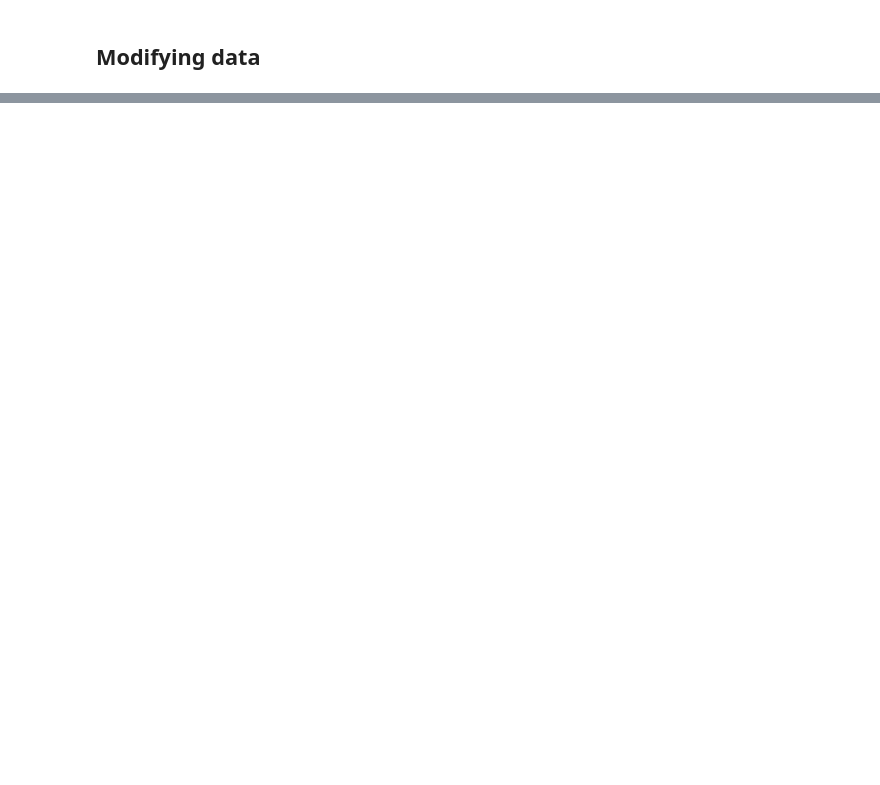
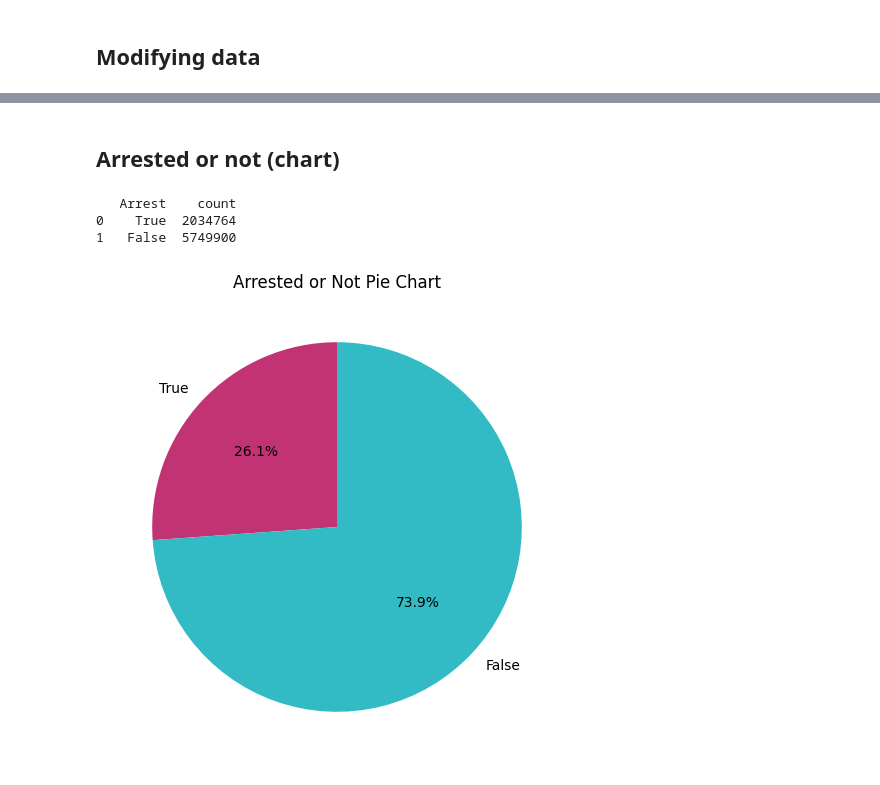
Before and after one commit to YOANGELICA/chicago_crimes_etl, a Jupyter notebook: EDA.ipynb, the cells around one changed output, grey strips where cells are left out. Drawn from its saved outputs; the diff is of its cells as text; code cells hidden in the pictures; blank space fills up the shorter version.

```diff
--- a/EDA.ipynb
+++ b/EDA.ipynb
@@ -135,0 +213,19 @@ Number of duplicate rows: 1007 out of 7846809
+# %% [markdown]
+## Arrested or not (chart)
+# %%
+arrested_or_not = df['arrest'].value_counts().sort_index(ascending=False)
+arrested_or_not_df = arrested_or_not.reset_index()
+arrested_or_not_df.columns = ['Arrest', 'count']
+print(arrested_or_not_df)
+
+plt.figure(figsize=(6, 6))
+colors = ['#C23373', '#33BBC5']
+plt.pie(arrested_or_not_df['count'], labels=arrested_or_not_df['Arrest'], colors=colors, autopct='%1.1f%%', startangle=90)
+plt.title('Arrested or Not Pie Chart')
+
+plt.show()
+# %% [output]
+   Arrest    count
+0    True  2034764
+1   False  5749900
+[figure, added]
```
Also changed, not shown: parts of 16 cells of this notebook.
